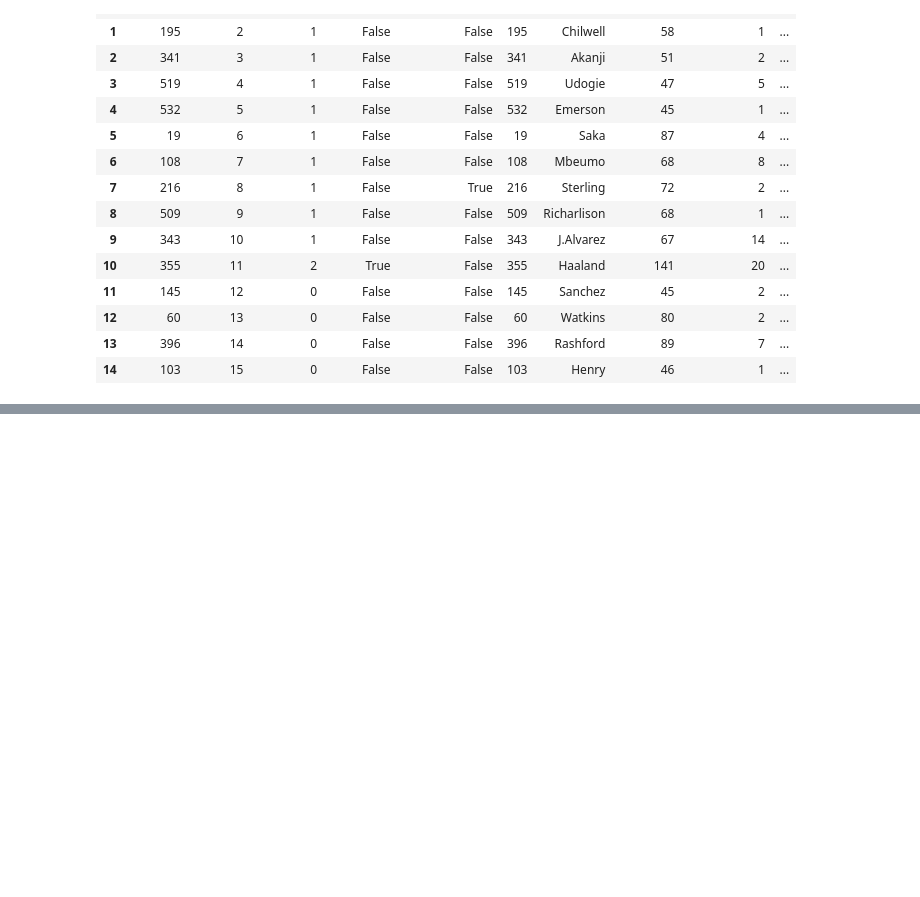
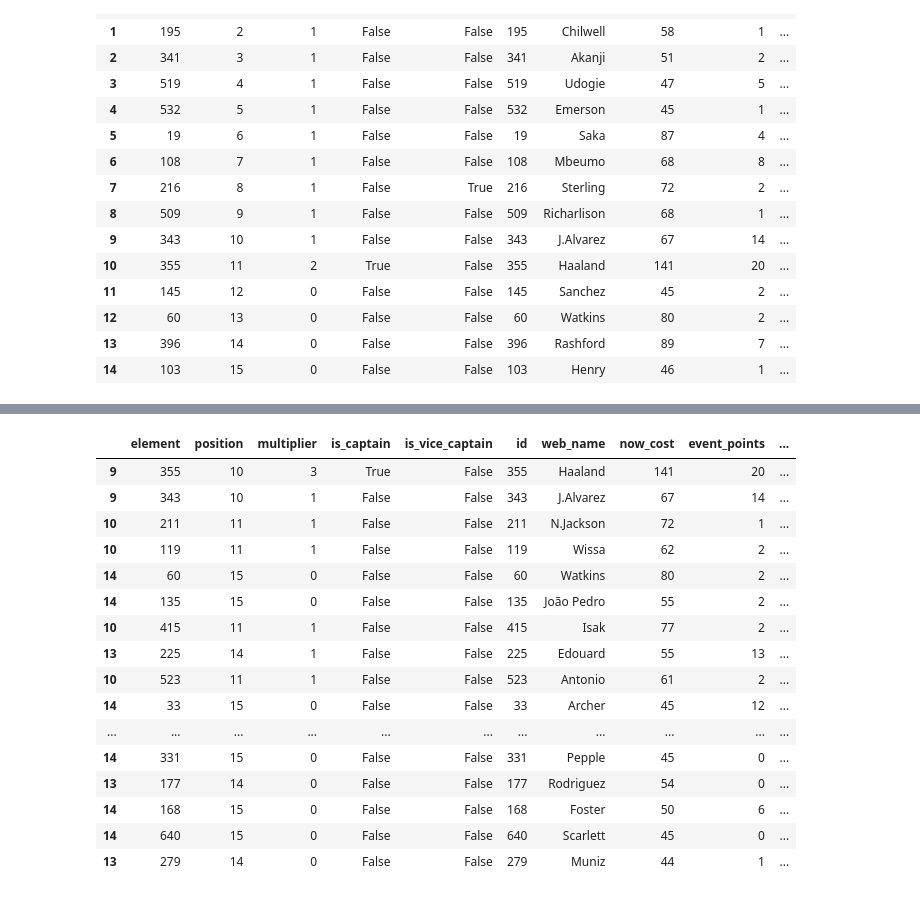
Before and after one commit to Dofften/FPL-Oort, a Jupyter notebook: trial.ipynb, the cells around one changed output, grey strips where cells are left out. Cells and saved outputs as stored; diff of their text form; code cells hidden in the pictures; blank space fills up the shorter version.

```diff
--- a/trial.ipynb
+++ b/trial.ipynb
@@ -427,0 +665,23 @@ final_dataframe2.head(15)
+# %%
+# Create a new 'frequency' column using list comprehension
+final_dataframe_all['top_ownership'] = final_dataframe_all['id'].apply((lambda x: count_dict_all.get(x, 0)*0.4))
+# %%
+final_dataframe_all[final_dataframe_all['element_type']==4].sort_values(by=['top_ownership'], ascending=False).drop_duplicates('id', keep='first').head(50)
+# %% [output]
+|  | element | position | multiplier | is_captain | is_vice_captain | id | web_name | now_cost | event_points | ... |
+| 9 | 355 | 10 | 3 | True | False | 355 | Haaland | 141 | 20 | ... |
+| 9 | 343 | 10 | 1 | False | False | 343 | J.Alvarez | 67 | 14 | ... |
+| 10 | 211 | 11 | 1 | False | False | 211 | N.Jackson | 72 | 1 | ... |
+| 10 | 119 | 11 | 1 | False | False | 119 | Wissa | 62 | 2 | ... |
+| 14 | 60 | 15 | 0 | False | False | 60 | Watkins | 80 | 2 | ... |
+| 14 | 135 | 15 | 0 | False | False | 135 | João Pedro | 55 | 2 | ... |
+| 10 | 415 | 11 | 1 | False | False | 415 | Isak | 77 | 2 | ... |
+| 13 | 225 | 14 | 1 | False | False | 225 | Edouard | 55 | 13 | ... |
+| 10 | 523 | 11 | 1 | False | False | 523 | Antonio | 61 | 2 | ... |
+| 14 | 33 | 15 | 0 | False | False | 33 | Archer | 45 | 12 | ... |
+| ... | ... | ... | ... | ... | ... | ... | ... | ... | ... | ... |
+| 14 | 331 | 15 | 0 | False | False | 331 | Pepple | 45 | 0 | ... |
+| 13 | 177 | 14 | 0 | False | False | 177 | Rodriguez | 54 | 0 | ... |
+| 14 | 168 | 15 | 0 | False | False | 168 | Foster | 50 | 6 | ... |
+| 14 | 640 | 15 | 0 | False | False | 640 | Scarlett | 45 | 0 | ... |
+| 13 | 279 | 14 | 0 | False | False | 279 | Muniz | 44 | 1 | ... |
```
Also changed, not shown: parts of 12 cells of this notebook.
